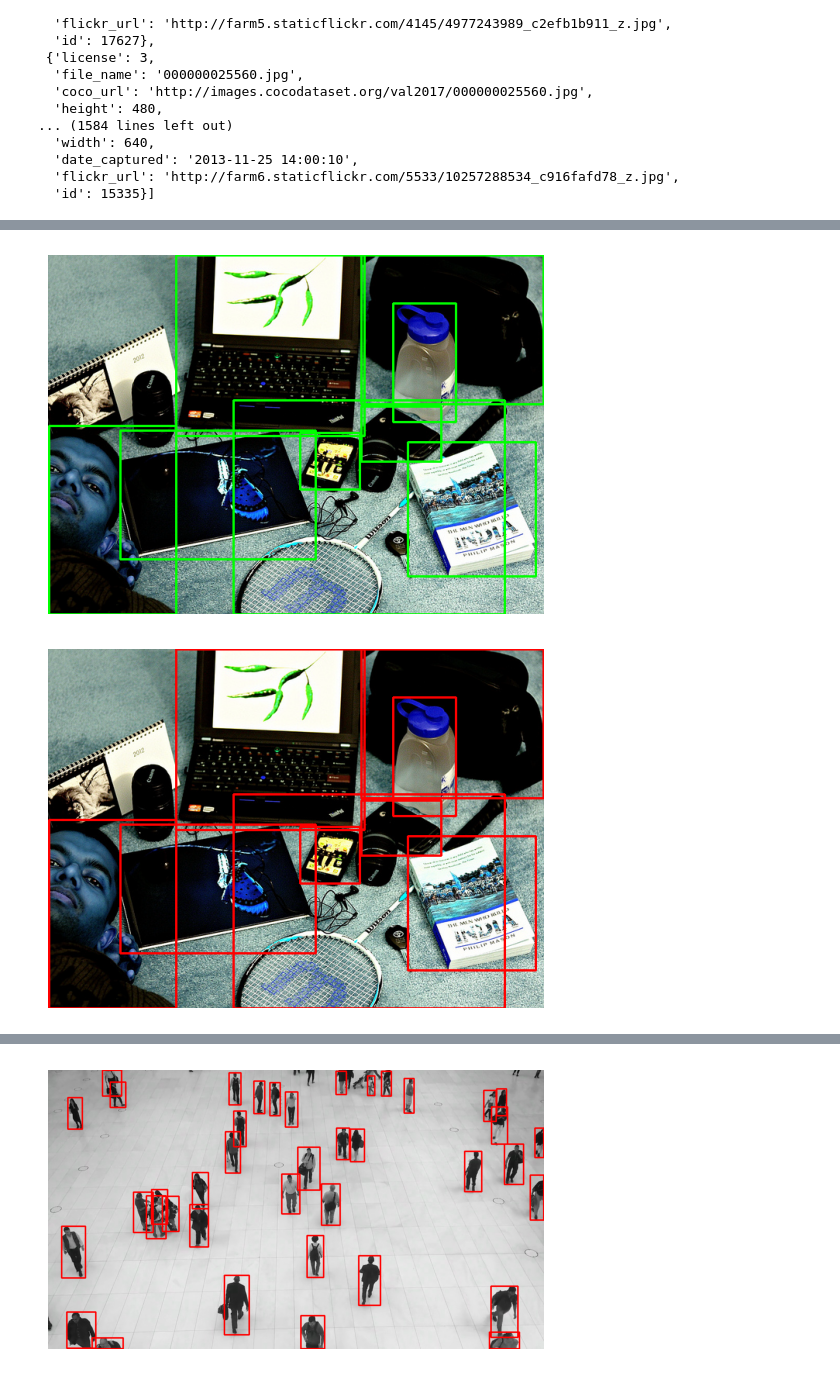
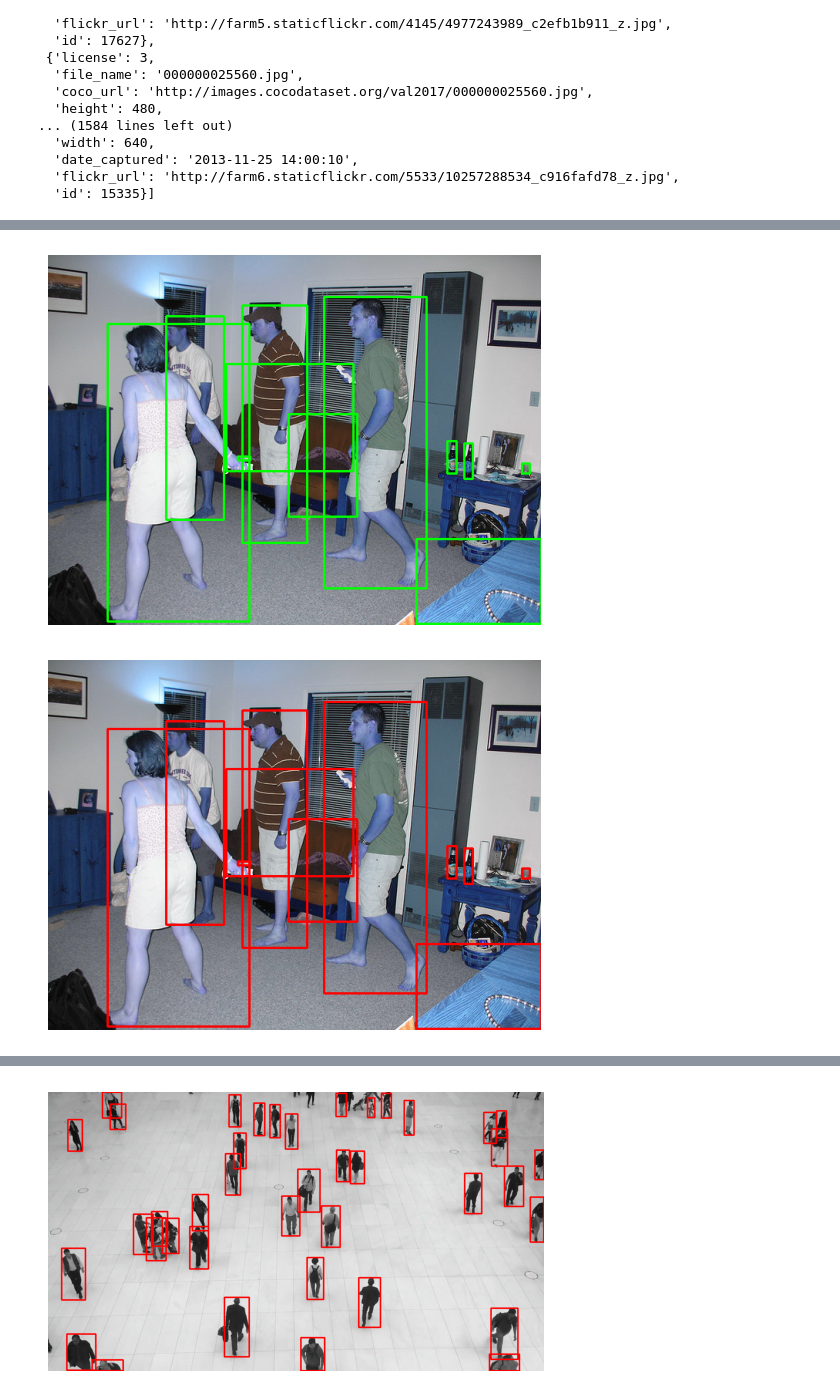
Before and after one commit to helenprokonina/Yolov8Training, a Jupyter notebook: compare_sahi.ipynb, the cells around one changed output, grey strips where cells are left out. Drawn from its saved outputs; the diff is of its cells as text; code cells hidden in the pictures.

```diff
--- a/compare_sahi.ipynb
+++ b/compare_sahi.ipynb
@@ -482,7 +465,7 @@ training_data['images']
   'flickr_url': 'http://farm6.staticflickr.com/5533/10257288534_c916fafd78_z.jpg',
   'id': 15335}]
 # %%
-image_id=35279
+image_id=13729
 for image in training_data['images']:
     if str(image['id'])==str(image_id):
         image_path = image['file_name']
@@ -522,11 +505,11 @@ def draw_annotations(image, image_id, json_file, color):
     plt.imshow(image)
     plt.axis("off")
 # %%
-draw_annotations(image, 35279, "coco-2017/validation/new_labels.json", color=(0, 255, 0))
+draw_annotations(image, 13729, "coco-2017/validation/new_labels.json", color=(0, 255, 0))
 # %% [output]
-[figure, old version]
+[figure, new version]
 # %%
-draw_annotations(image, 35279, "runs/predict/exp_512_02/result.json", color=(255, 0, 0))
+draw_annotations(image, 13729, "runs/predict/exp_512_02/result.json", color=(255, 0, 0))
 # %% [output]
-[figure, old version]
+[figure, new version]
 # %%
```
Also changed, not shown: parts of 19 cells of this notebook.
